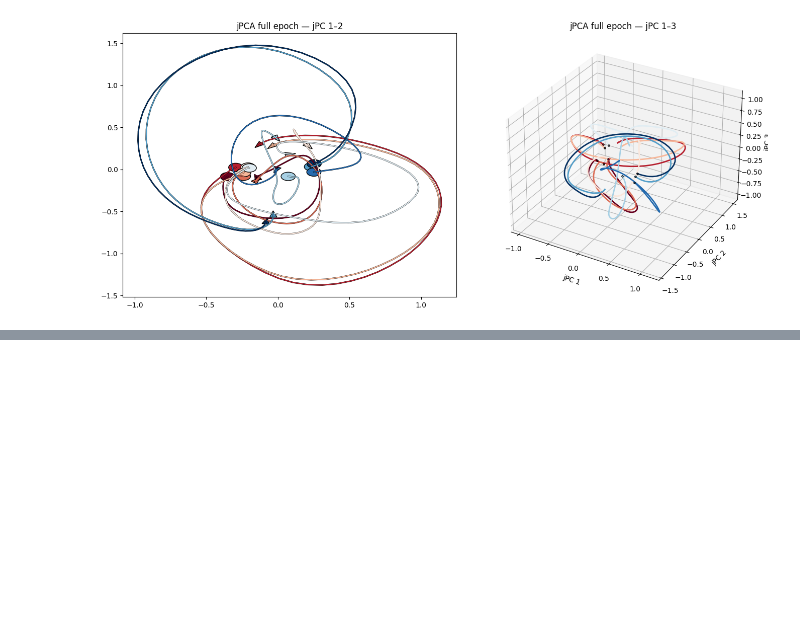
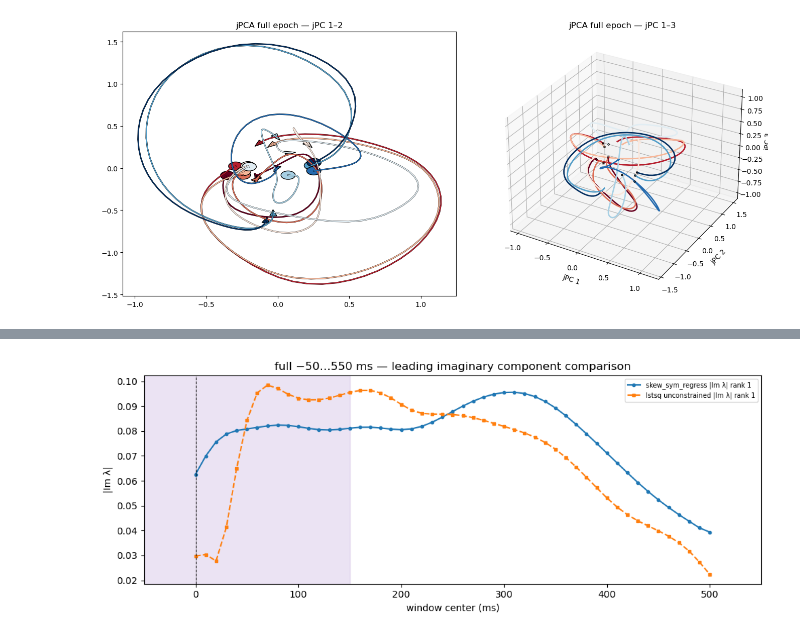
Before and after one commit to Yishu-Li/Time-varyingND, a Jupyter notebook: report.ipynb, the cells around one changed output, grey strips where cells are left out. Cells and saved outputs as stored; diff of their text form; code cells hidden in the pictures; blank space fills up the shorter version.

```diff
--- a/report.ipynb
+++ b/report.ipynb
@@ -627,0 +447,54 @@ full epoch: T=61 bins, 0 window fits (skew_sym_regress)
+# %%
+need = (
+    "trajectory_full_skew_sym",
+    "trajectory_full_unconstrained",
+    "WINDOW_LEN_BINS_FULL",
+    "M_skew_global_skew_sym",
+    "M_global_unc",
+)
+if any(k not in globals() for k in need):
+    print("run the full-epoch sliding-window cells first")
+else:
+    def _leading_imag_component(trajectory):
+        centers_ms = []
+        leading_im = []
+        for _, center_ms, M_win in trajectory:
+            w = np.linalg.eigvals(M_win)
+            im_sorted = np.sort(np.unique(np.round(np.abs(np.imag(w)), 12)))[::-1]
+            centers_ms.append(center_ms)
+            leading_im.append(im_sorted[0] if len(im_sorted) > 0 else np.nan)
+        return np.asarray(centers_ms), np.asarray(leading_im)
+
+    centers_skew, im_skew = _leading_imag_component(trajectory_full_skew_sym)
+    centers_unc, im_unc = _leading_imag_component(trajectory_full_unconstrained)
+
+    fig, ax = plt.subplots(figsize=(10, 4))
+
+    ax.plot(
+        centers_skew,
+        im_skew,
+        "-o",
+        ms=3,
+        color="C0",
+        label="skew_sym_regress |Im λ| rank 1",
+    )
+    ax.plot(
+        centers_unc,
+        im_unc,
+        "--s",
+        ms=3,
+        color="C1",
+        label="lstsq unconstrained |Im λ| rank 1",
+    )
+
+    ax.axvspan(-50, 150, alpha=0.18, color="tab:purple", zorder=0)
+    ax.axvline(0, color="k", ls="--", lw=0.8, zorder=2)
+    ax.set_ylabel("|Im λ|")
+    ax.set_xlabel("window center (ms)")
+    ax.set_title("full −50…550 ms — leading imaginary component comparison")
+    ax.set_xlim(-50, 550)
+    ax.legend(fontsize=7, loc="best")
+    plt.tight_layout()
+    plt.show()
+# %% [output]
+[figure, added]
```
Also changed, not shown: parts of 28 cells of this notebook, 2 other files.
